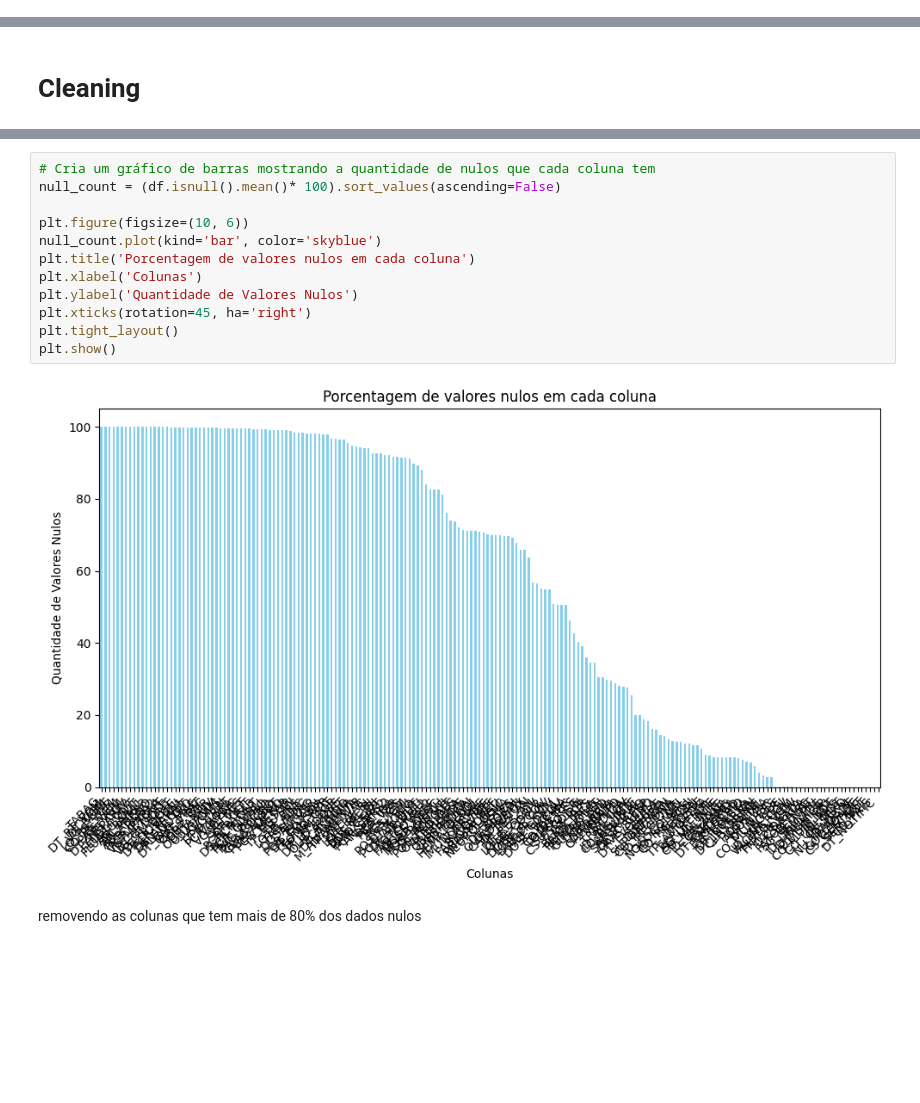
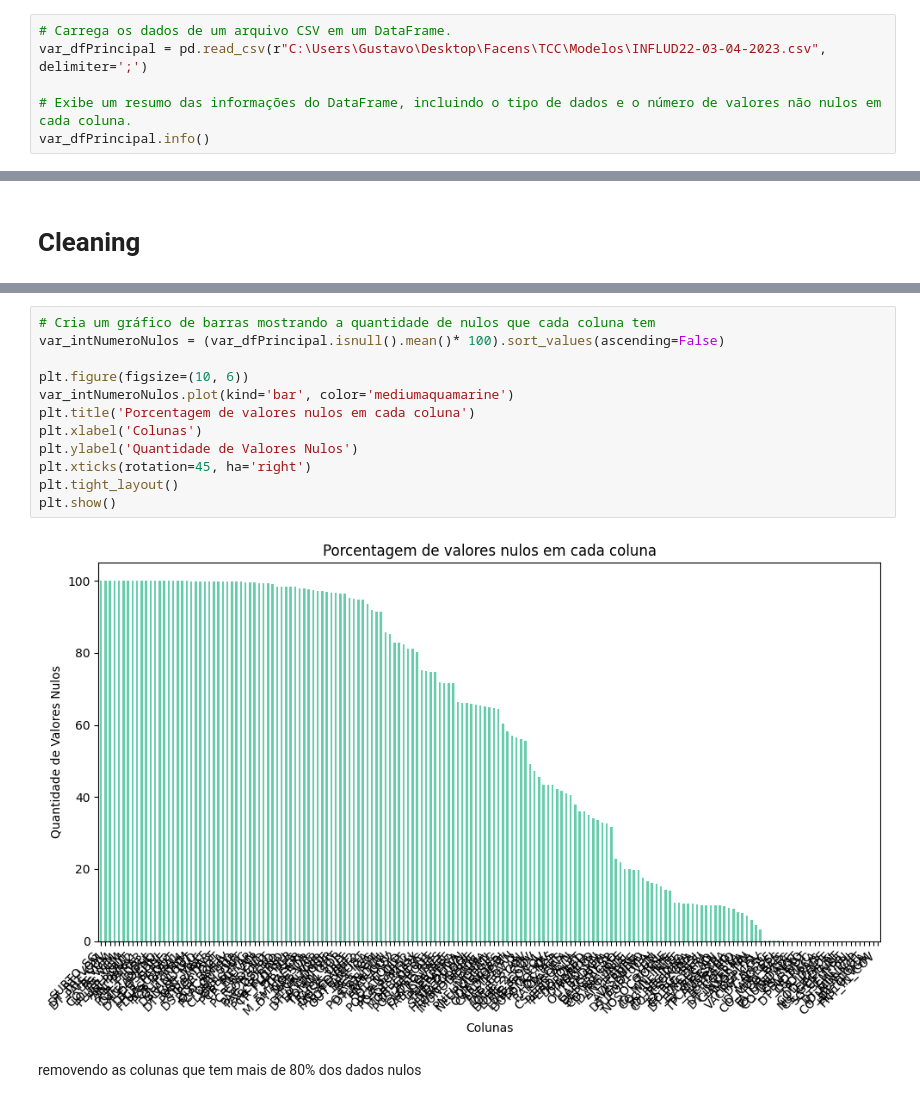
Before and after one commit to GTBelini22/Modelo-de-machine-learning-para-predicao-de-problemas-respiratorios, a Jupyter notebook: Tratando_os_dados.ipynb, the cells around one changed output, grey strips where cells are left out. Cells and saved outputs as stored; diff of their text form; blank space fills up the shorter version.

Commit message:
Atualização na limpeza dos dados

```diff
--- a/Tratando_os_dados.ipynb
+++ b/Tratando_os_dados.ipynb
@@ -26,0 +26,6 @@ df.head()
+# %%
+# Carrega os dados de um arquivo CSV em um DataFrame.
+var_dfPrincipal = pd.read_csv(r"C:\Users\Gustavo\Desktop\Facens\TCC\Modelos\INFLUD22-03-04-2023.csv", delimiter=';')
+
+# Exibe um resumo das informações do DataFrame, incluindo o tipo de dados e o número de valores não nulos em cada coluna.
+var_dfPrincipal.info()
@@ -68,16 +101,16 @@ new_df.sort_values(by='Porcentagem de Nulos')
 # %%
 # Cria um gráfico de barras mostrando a quantidade de nulos que cada coluna tem
-null_count = (df.isnull().mean()* 100).sort_values(ascending=False)
+var_intNumeroNulos = (var_dfPrincipal.isnull().mean()* 100).sort_values(ascending=False)
 
 plt.figure(figsize=(10, 6))
-null_count.plot(kind='bar', color='skyblue')
+var_intNumeroNulos.plot(kind='bar', color='mediumaquamarine')
 plt.title('Porcentagem de valores nulos em cada coluna')
 plt.xlabel('Colunas')
 plt.ylabel('Quantidade de Valores Nulos')
 plt.xticks(rotation=45, ha='right')
 plt.tight_layout()
 plt.show()
 # %% [output]
-[figure, old version]
+[figure, new version]
 # %% [markdown]
 removendo as colunas que tem mais de 80% dos dados nulos
```
Also changed, not shown: parts of 84 cells of this notebook.
